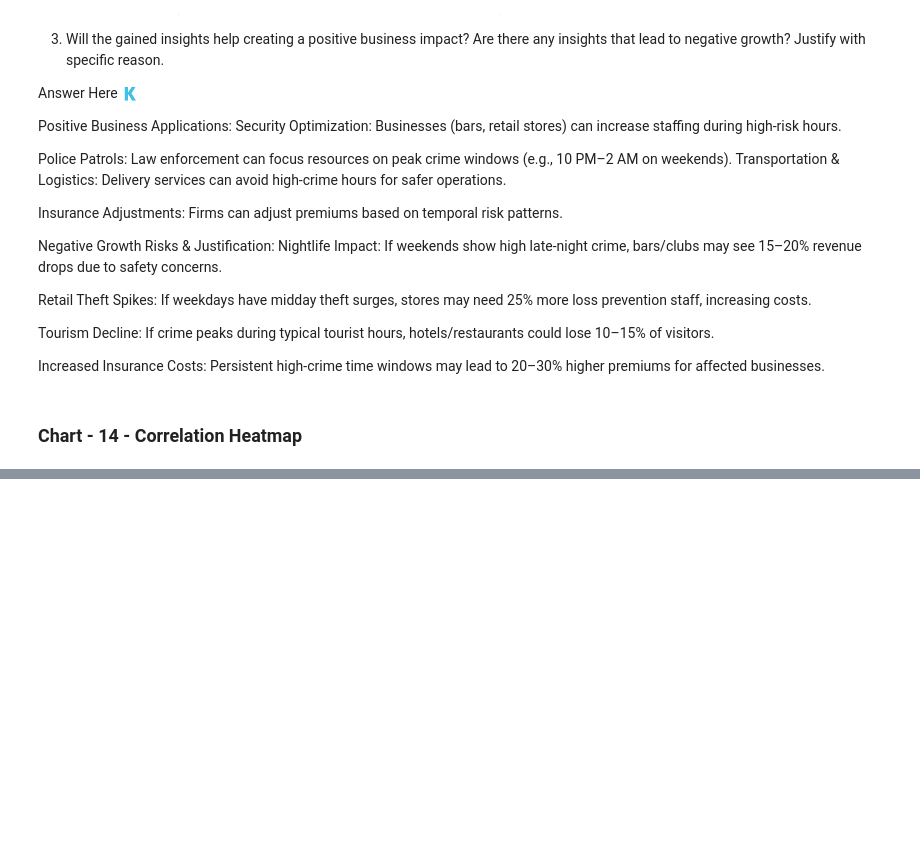
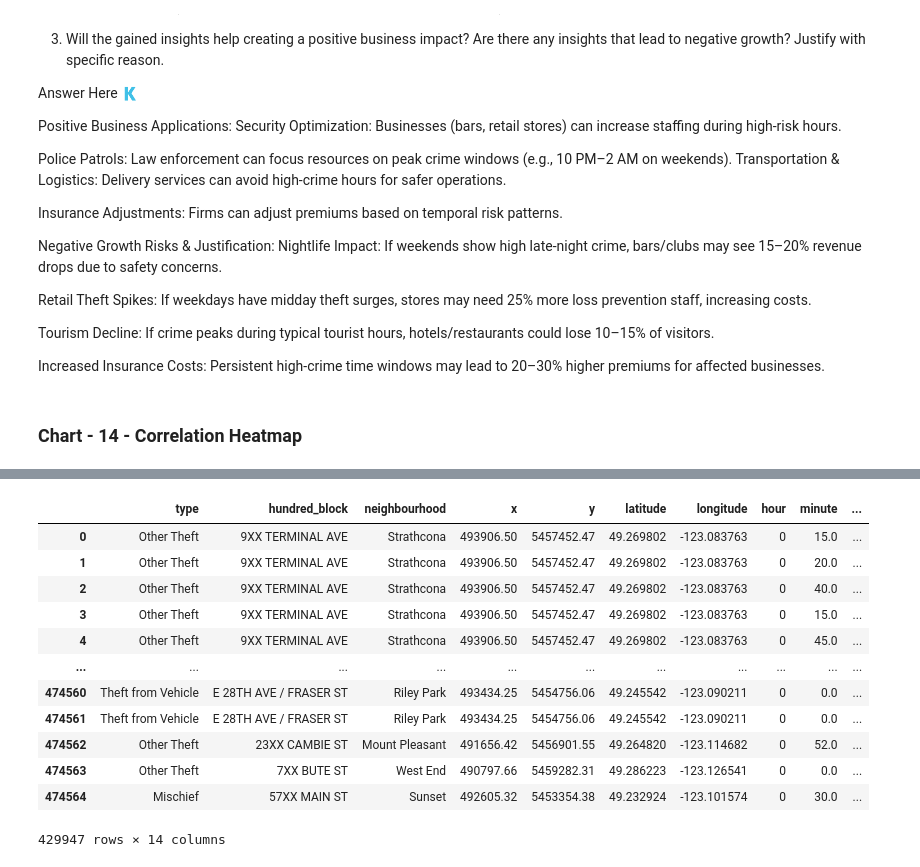
Before and after one commit to mrkhan0004/Labmentix-Internship, a Jupyter notebook: FBI_Time_series.ipynb, the cells around one changed output, grey strips where cells are left out. Cells and saved outputs as stored; diff of their text form; code cells hidden in the pictures; blank space fills up the shorter version.

```diff
--- a/FBI_Time_series.ipynb
+++ b/FBI_Time_series.ipynb
@@ -1215,0 +1454,16 @@ Increased Insurance Costs: Persistent high-crime time windows may lead to 20–3
+# %%
+train_df
+# %% [output]
+|  | type | hundred_block | neighbourhood | x | y | latitude | longitude | hour | minute | ... |
+| 0 | Other Theft | 9XX TERMINAL AVE | Strathcona | 493906.50 | 5457452.47 | 49.269802 | -123.083763 | 0 | 15.0 | ... |
+| 1 | Other Theft | 9XX TERMINAL AVE | Strathcona | 493906.50 | 5457452.47 | 49.269802 | -123.083763 | 0 | 20.0 | ... |
+| 2 | Other Theft | 9XX TERMINAL AVE | Strathcona | 493906.50 | 5457452.47 | 49.269802 | -123.083763 | 0 | 40.0 | ... |
+| 3 | Other Theft | 9XX TERMINAL AVE | Strathcona | 493906.50 | 5457452.47 | 49.269802 | -123.083763 | 0 | 15.0 | ... |
+| 4 | Other Theft | 9XX TERMINAL AVE | Strathcona | 493906.50 | 5457452.47 | 49.269802 | -123.083763 | 0 | 45.0 | ... |
+| ... | ... | ... | ... | ... | ... | ... | ... | ... | ... | ... |
+| 474560 | Theft from Vehicle | E 28TH AVE / FRASER ST | Riley Park | 493434.25 | 5454756.06 | 49.245542 | -123.090211 | 0 | 0.0 | ... |
+| 474561 | Theft from Vehicle | E 28TH AVE / FRASER ST | Riley Park | 493434.25 | 5454756.06 | 49.245542 | -123.090211 | 0 | 0.0 | ... |
+| 474562 | Other Theft | 23XX CAMBIE ST | Mount Pleasant | 491656.42 | 5456901.55 | 49.264820 | -123.114682 | 0 | 52.0 | ... |
+| 474563 | Other Theft | 7XX BUTE ST | West End | 490797.66 | 5459282.31 | 49.286223 | -123.126541 | 0 | 0.0 | ... |
+| 474564 | Mischief | 57XX MAIN ST | Sunset | 492605.32 | 5453354.38 | 49.232924 | -123.101574 | 0 | 30.0 | ... |
+429947 rows × 14 columns
```
Also changed, not shown: parts of 9 cells of this notebook.
